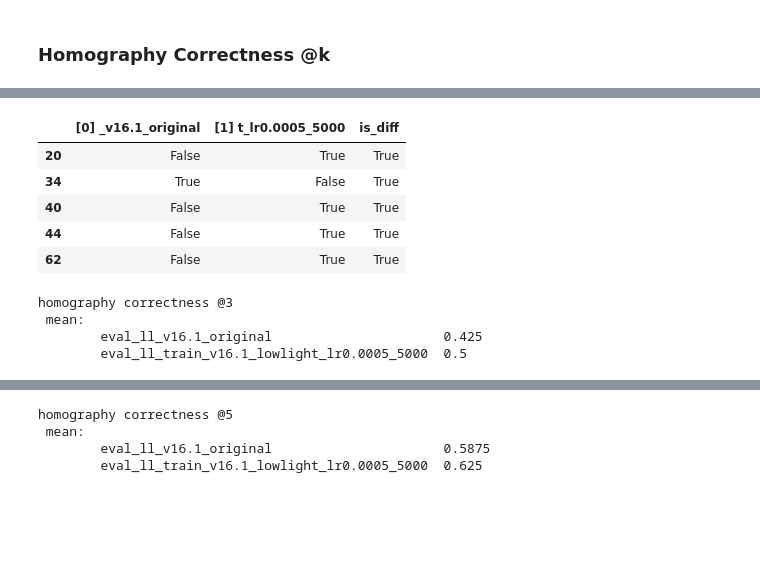
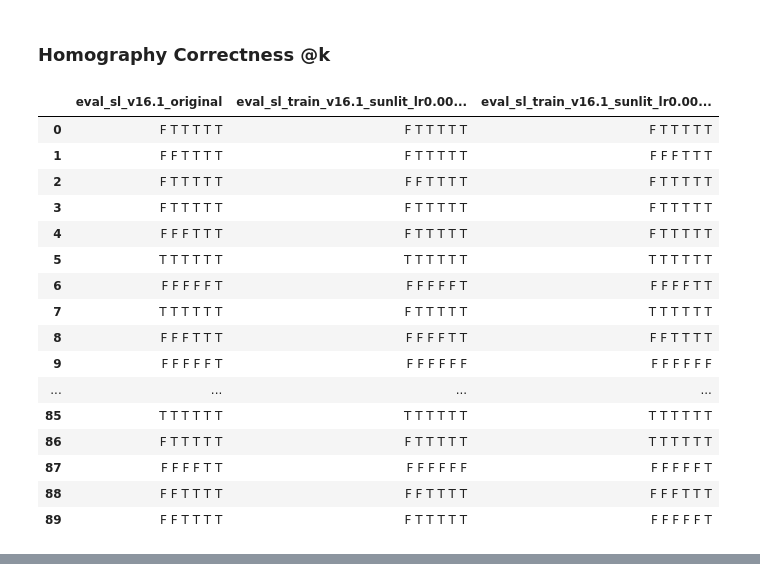
Before and after one commit to NontawatWuttikam/pytorch-superpoint, a Jupyter notebook: proxyopt_notebook/Analyze_Evaluations.ipynb, the cells around one changed output, grey strips where cells are left out. Drawn from its saved outputs; the diff is of its cells as text; code cells hidden in the pictures; blank space fills up the shorter version.

```diff
--- a/proxyopt_notebook/Analyze_Evaluations.ipynb
+++ b/proxyopt_notebook/Analyze_Evaluations.ipynb
@@ -56,10 +58,44 @@ mAP:
 # %% [markdown]
 ### Homography Correctness @k
 # %%
-def show_homography_correctness(obj, only_diff = False, row_id_to_filter = None, plot_image = False, plot= "matching"):
+def show_homography_correctness(obj, only_diff = False, row_id_to_filter = None, plot_image = False, plot= "matching", single_table = False):
     first_name = next(iter(obj))
     thresh = obj[first_name]["homography_thresh"]
     longest_name_len = max([len(name) for name in obj])
+
+    if single_table:
+        df = pd.DataFrame()
+        df_accum = pd.DataFrame()
+        totals = []
+        for k,t in enumerate(thresh):
+            total = []
+            for eval_id, (name, v) in enumerate(obj.items()):
+                correctness_at_k = v["correctness"][:, k]
+                total.append(correctness_at_k)
+                # print("\t" + name," " * (longest_name_len - len(name)), "mean", correctness_at_k.mean(), " | sum", correctness_at_k.sum())
+            # total = np.stack(total)
+            totals.append(total)
+        # Thresh,Eval,NumPair -> Numpairs, Eval, 1 (string of T, F of each threash)
+        totals = np.stack(totals)
+        totals = np.swapaxes(totals, 2, 0)
+        totals = totals.tolist()
+        TFs = []
+        for p in totals:
+            totals_ = []
+            for ev in p:
+                str_ = ""
+                for t in ev:
+                    str_ += ("T" if t else "F") + " "
+                totals_.append(str_)
+            TFs.append(totals_)
+        # print(TFs)
+        for k, tf in enumerate(TFs):
+            for eval_id, (name, v) in enumerate(obj.items()):
+                df.at[k, name] = tf[eval_id]
+                # df_accum.at[k, "accum @k"]
+        display(df)
+            # df["is_diff"] = (total.sum(axis = 0) < total.shape[0]) & (total.sum(axis = 0) > 0)
+
     for k,t in enumerate(thresh):
         print(f"homography correctness @{t}\n mean:")
         df = pd.DataFrame()
@@ -68,39 +104,59 @@ def show_homography_correctness(obj, only_diff = False, row_id_to_filter = None,
             correctness_at_k = v["correctness"][:, k]
             df[f" [{eval_id}] {name[-15:]}"] = correctness_at_k
             total.append(correctness_at_k)
-            print("\t" + name," " * (longest_name_len - len(name)), correctness_at_k.mean())
+            print("\t" + name," " * (longest_name_len - len(name)), "mean", correctness_at_k.mean(), " | sum", correctness_at_k.sum())
         total = np.stack(total)
         df["is_diff"] = (total.sum(axis = 0) < total.shape[0]) & (total.sum(axis = 0) > 0)
         if row_id_to_filter is not None:
             df = df.loc[row_id_to_filter]
         if only_diff:
             df = df[df["is_diff"] == True]
         print()
-        display(df)
+        if not single_table:
+            display(df)
 
     if plot_image and row_id_to_filter is None:
         warnings.warn("Image will not be plotted, row_id_to_filter is None, plotting all images will slow down the notebook")
     if plot_image and row_id_to_filter is not None:
         for index, row in df.iterrows():
             print(f"pair {index}")
             for d in eval_log_dirs:
                 base_path = Path(d) / "predictions"
                 if plot == "matching":
                     image_filepath = base_path / "matching" / f"{index}m.png"
                 if plot == "warping":
                     image_filepath = base_path / "warping" / f"{index}.png"
                 image_image = cv2.imread(str(image_filepath))
                 plt.imshow(image_image[:,:,::-1])
                 plt.xlabel(f"\t{os.path.basename(d)}")
                 plt.show()
             print("")
 
 only_diff = False
-row_id_to_filter =  [20, 34, 40, 44, 62]
-plot_image = True
+# row_id_to_filter =  [7]
+row_id_to_filter = None
+plot_image = False
+single_table = True
 plot = "matching"
 
-show_homography_correctness(objects, only_diff = only_diff, row_id_to_filter = row_id_to_filter, plot_image = plot_image, plot=plot)
+show_homography_correctness(objects, only_diff = only_diff, row_id_to_filter = row_id_to_filter, plot_image = plot_image, plot=plot, single_table=single_table)
 # %% [output]
+|  | eval_sl_v16.1_original | eval_sl_train_v16.1_sunlit_lr0.00... | eval_sl_train_v16.1_sunlit_lr0.00... |
+| 0 | F T T T T T | F T T T T T | F T T T T T |
+| 1 | F F T T T T | F T T T T T | F F F T T T |
+| 2 | F T T T T T | F F T T T T | F T T T T T |
+| 3 | F T T T T T | F T T T T T | F T T T T T |
+| 4 | F F F T T T | F T T T T T | F T T T T T |
+| 5 | T T T T T T | T T T T T T | T T T T T T |
+| 6 | F F F F F T | F F F F F T | F F F F T T |
+| 7 | T T T T T T | F T T T T T | T T T T T T |
+| 8 | F F F T T T | F F F F T T | F F T T T T |
+| 9 | F F F F F T | F F F F F F | F F F F F F |
+| ... | ... | ... | ... |
+| 85 | T T T T T T | T T T T T T | T T T T T T |
+| 86 | F T T T T T | F T T T T T | T T T T T T |
+| 87 | F F F F T T | F F F F F F | F F F F F T |
+| 88 | F F T T T T | F F T T T T | F F F T T T |
+| 89 | F F T T T T | F T T T T T | F F F F F T |
 homography correctness @1
  mean:
@@ -109,10 +177,0 @@ homography correctness @1
-|  | [0] _v16.1_original | [1] t_lr0.0005_5000 | is_diff |
-| 20 | False | True | True |
-| 34 | True | False | True |
-| 40 | False | True | True |
-| 44 | False | True | True |
-| 62 | False | True | True |
-homography correctness @3
- mean:
-        eval_ll_v16.1_original                      0.425
-        eval_ll_train_v16.1_lowlight_lr0.0005_5000  0.5
@@ -125,4 +177,0 @@ homography correctness @3
-homography correctness @5
- mean:
-        eval_ll_v16.1_original                      0.5875
-        eval_ll_train_v16.1_lowlight_lr0.0005_5000  0.625
```
Also changed, not shown: parts of 8 cells of this notebook, 7 other files.
